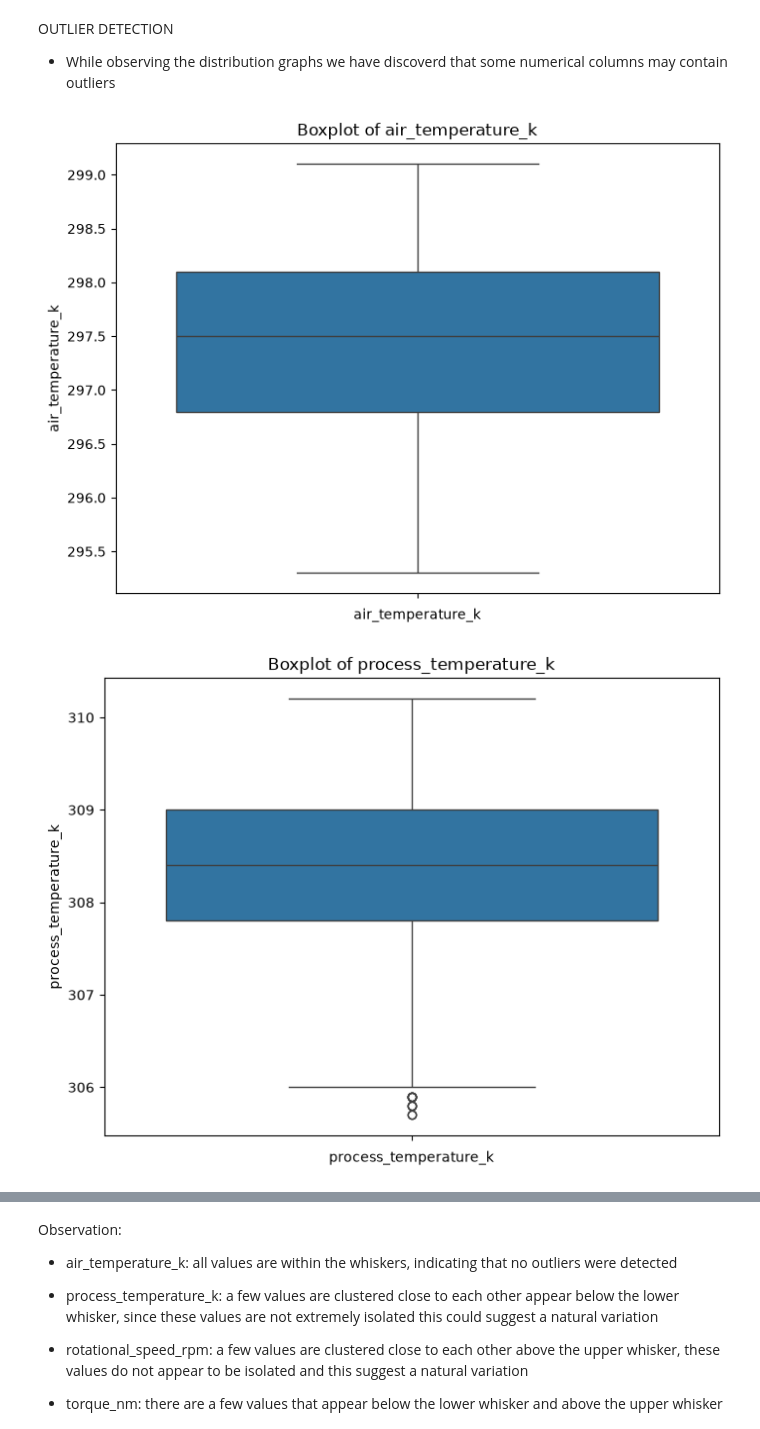
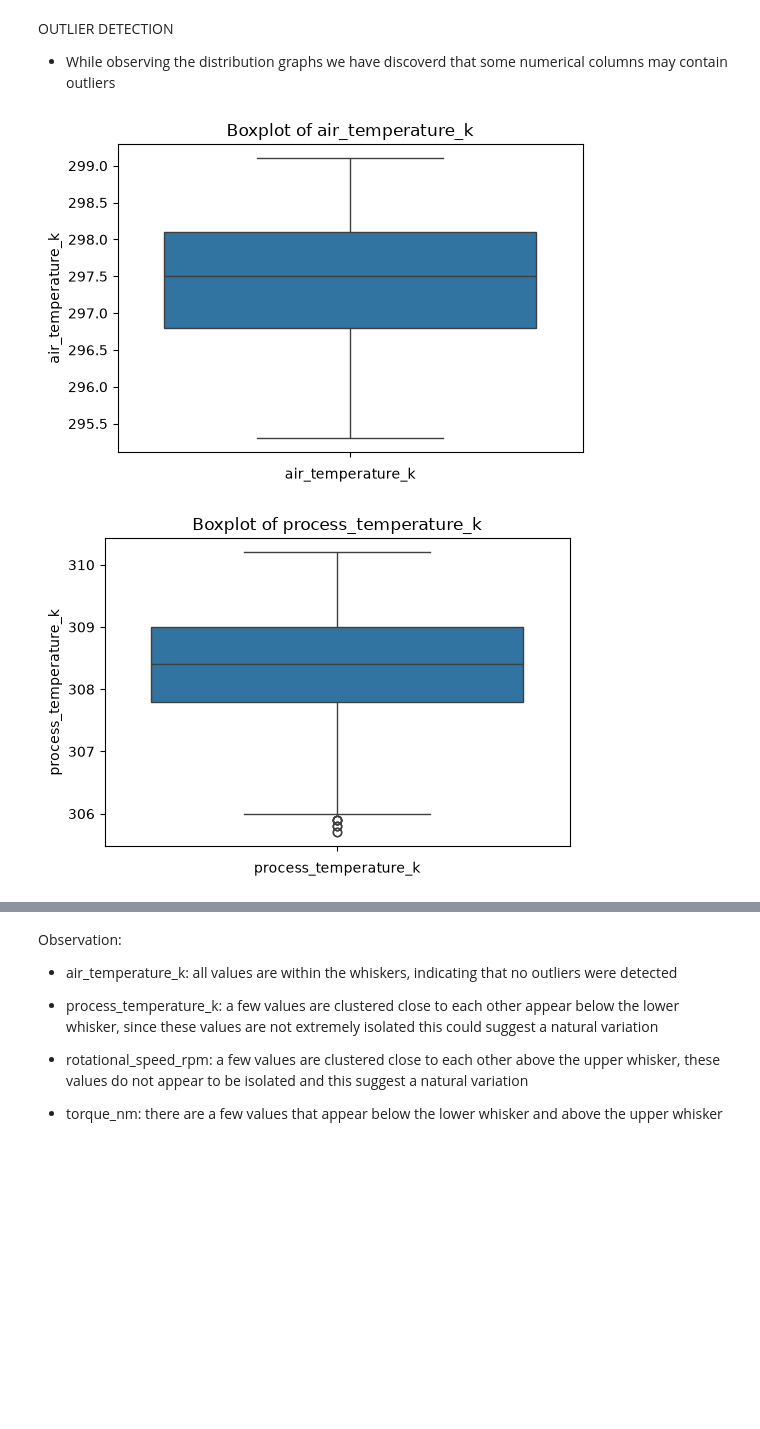
Before and after one commit to SiphesihleNkosi/manufacturing-quality-intelligence-system, a Jupyter notebook: python/machine_failure_ml_project.ipynb, the cells around one changed output, grey strips where cells are left out. Drawn from its saved outputs; the diff is of its cells as text; code cells hidden in the pictures; blank space fills up the shorter version.

```diff
--- a/python/machine_failure_ml_project.ipynb
+++ b/python/machine_failure_ml_project.ipynb
@@ -208,12 +208,12 @@ OUTLIER DETECTION
 # %%
 ## Boxplot to see weather a feature contains outliers
 for column in numerical_columns:
-    plt.figure(figsize=(8,6))
+    plt.figure(figsize=(6,4))
 
     sns.boxplot(df[column])
     plt.title(f'Boxplot of {column}')
     plt.xlabel(f'{column}')
     plt.show()
 # %% [output]
-[figure, old version]
+[figure, new version]
-[figure, old version]
+[figure, new version]
```
Also changed, not shown: parts of 25 cells of this notebook, 1 other file.
